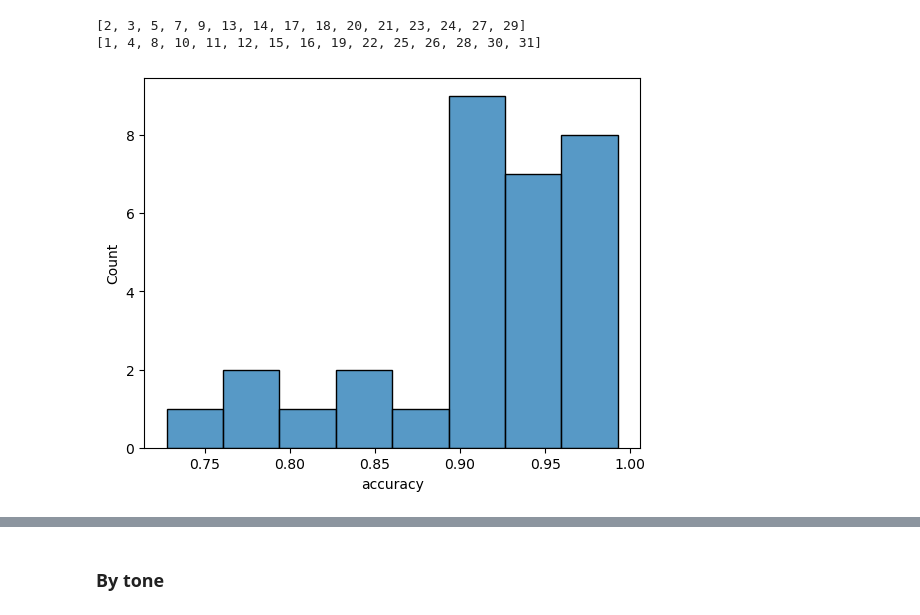
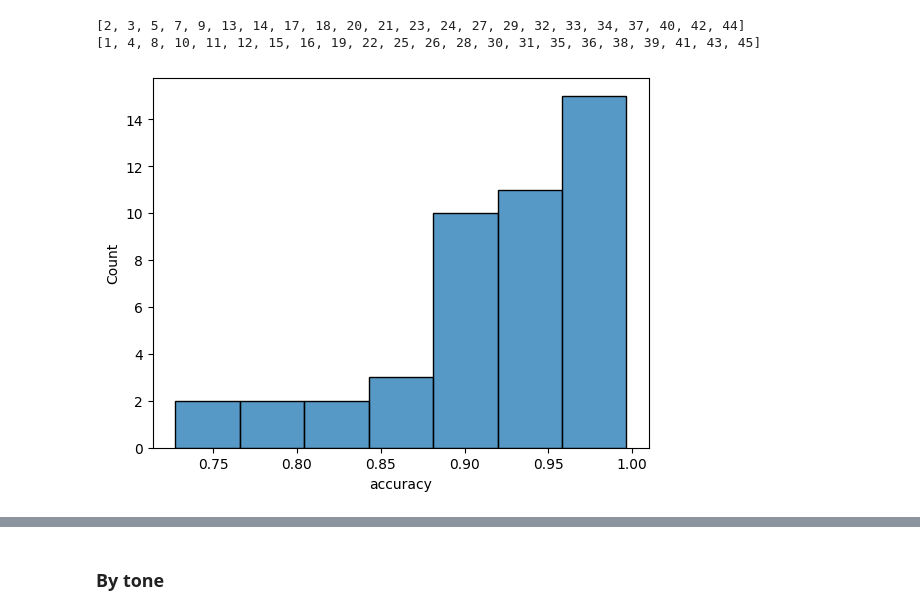
Before and after one commit to letitiayhho/tone-target-monitoring, a Jupyter notebook: analysis/erp.ipynb, the cells around one changed output, grey strips where cells are left out. Drawn from its saved outputs; the diff is of its cells as text; code cells hidden in the pictures.

```diff
--- a/analysis/erp.ipynb
+++ b/analysis/erp.ipynb
@@ -39,17 +39,17 @@ def read_epochs(sub, desc):
     return epochs
 # %%
 ### Load accuracies to add to data
-accuracies = pd.read_csv('accuracies.csv')
-sns.histplot(accuracies.accuracy)
-med = np.median(accuracies.accuracy)
-low_subs = list(accuracies.sub_num[accuracies.accuracy < med])
-high_subs = list(accuracies.sub_num[accuracies.accuracy > med])
+accuracy = pd.read_csv('accuracy.csv', index_col = 0)
+sns.histplot(accuracy.accuracy)
+med = np.median(accuracy.accuracy)
+low_subs = list(accuracy.subject[accuracy.accuracy < med])
+high_subs = list(accuracy.subject[accuracy.accuracy > med])
 print(low_subs)
 print(high_subs)
 # %% [output]
-[2, 3, 5, 7, 9, 13, 14, 17, 18, 20, 21, 23, 24, 27, 29]
-[1, 4, 8, 10, 11, 12, 15, 16, 19, 22, 25, 26, 28, 30, 31]
+[2, 3, 5, 7, 9, 13, 14, 17, 18, 20, 21, 23, 24, 27, 29, 32, 33, 34, 37, 40, 42, 44]
+[1, 4, 8, 10, 11, 12, 15, 16, 19, 22, 25, 26, 28, 30, 31, 35, 36, 38, 39, 41, 43, 45]
-[figure, old version]
+[figure, new version]
 # %%
 # BIDS_ROOT = '../data/bids'
 # layout = BIDSLayout(BIDS_ROOT, derivatives = True, regex_search = 'forERP')
```
Also changed, not shown: parts of 14 cells of this notebook.
